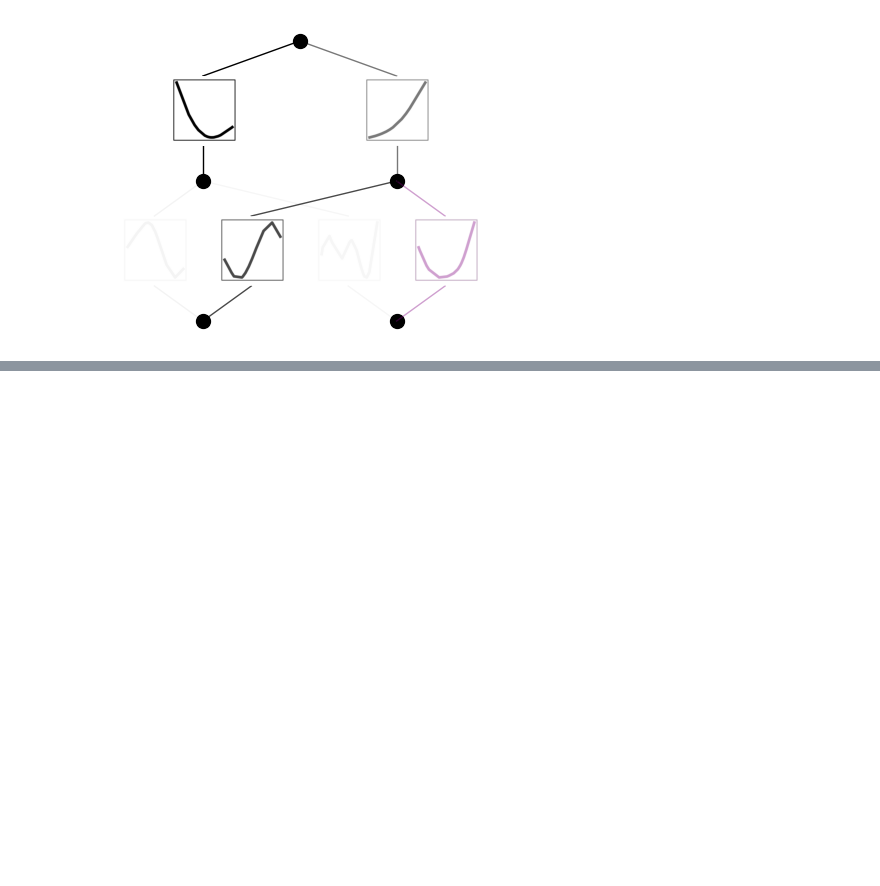
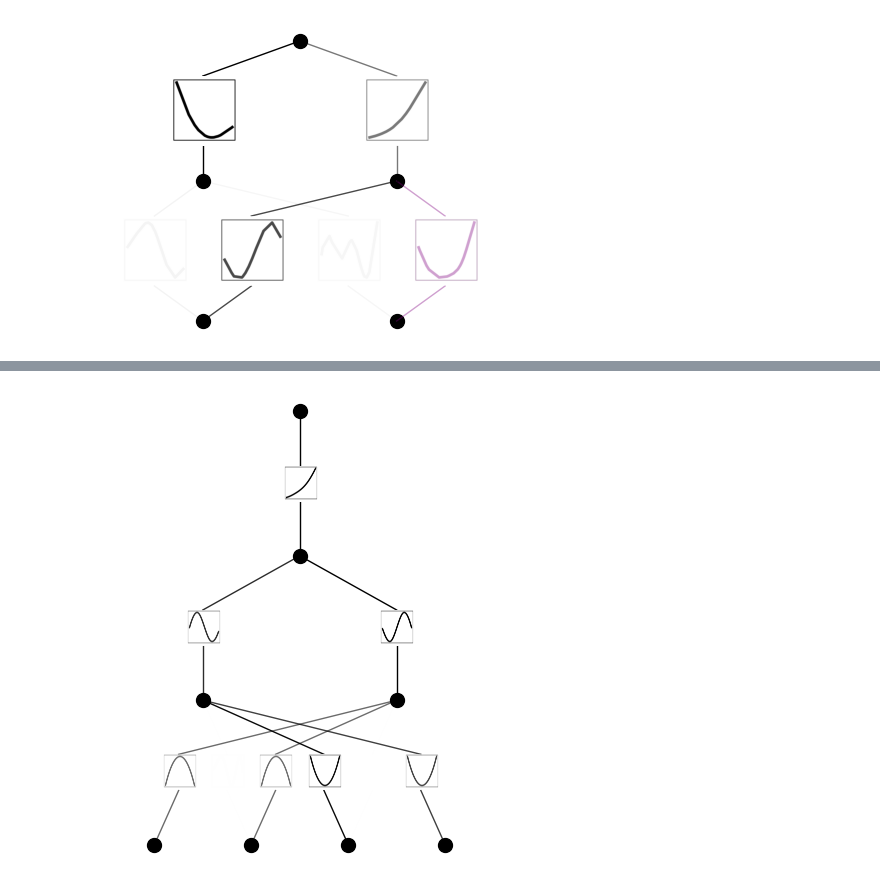
Before and after one commit to Ykiiii/Timing-signal-analysis, a Jupyter notebook: KAN.ipynb, the cells around one changed output, grey strips where cells are left out. Saved outputs shown, nothing was run; the diff lists cells and outputs as text; code cells hidden in the pictures; blank space fills up the shorter version.

```diff
--- a/KAN.ipynb
+++ b/KAN.ipynb
@@ -200,23 +153,0 @@ model2.plot()
-# %%
-from kan.spline import B_batch
-import torch
-import matplotlib.pyplot as plt
-import numpy as np
-
-# consider a 1D example.
-# Suppose we have grid in [-1,1] with G intervals, spline order k
-G = 5
-k = 3
-grid = torch.linspace(-1,1,steps=G+1)[None,:]
-
-# and we have sample range in [-1,1]
-x = torch.linspace(-1,1,steps=1001)[None,:]
-
-basis = B_batch(x, grid, k=k)
-
-for i in range(G+k):
-    plt.plot(x[0].detach().numpy(), basis[0,i,:].detach().numpy())
-
-plt.legend(['B_{}(x)'.format(i) for i in np.arange(G+k)])
-plt.xlabel('x')
-plt.ylabel('B_i(x)')
@@ -229,0 +273,11 @@ Text(0, 0.5, 'B_i(x)')
+# %%
+from kan import KAN, create_dataset
+import torch
+
+# create a KAN: 2D inputs, 1D output, and 5 hidden neurons. cubic spline (k=3), 5 grid intervals (grid=5).
+model = KAN(width=[4,2,1,1], grid=3, k=3, seed=0)
+f = lambda x: torch.exp((torch.sin(torch.pi*(x[:,[0]]**2+x[:,[1]]**2))+torch.sin(torch.pi*(x[:,[2]]**2+x[:,[3]]**2)))/2)
+dataset = create_dataset(f, n_var=4, train_num=3000)
+
+# train the model
+model.train(dataset, opt="LBFGS", steps=20, lamb=0.001, lamb_entropy=2.)
@@ -229,0 +302,4 @@ Text(0, 0.5, 'B_i(x)')
+# %%
+model.plot(beta=10)
+# %% [output]
+[figure, added]
```
Also changed, not shown: parts of 45 cells of this notebook, 20 other files.
